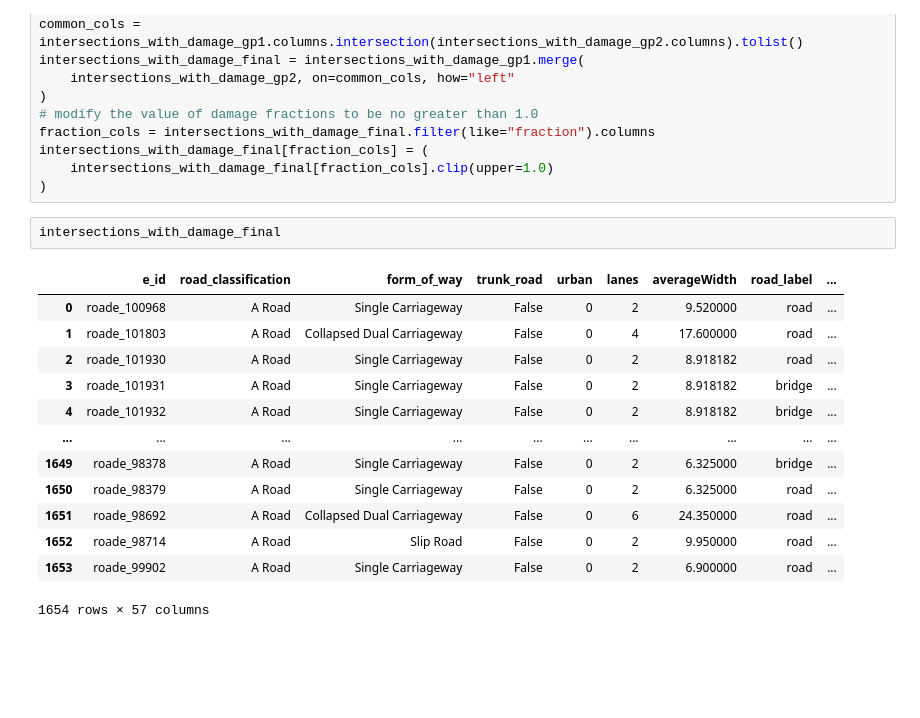
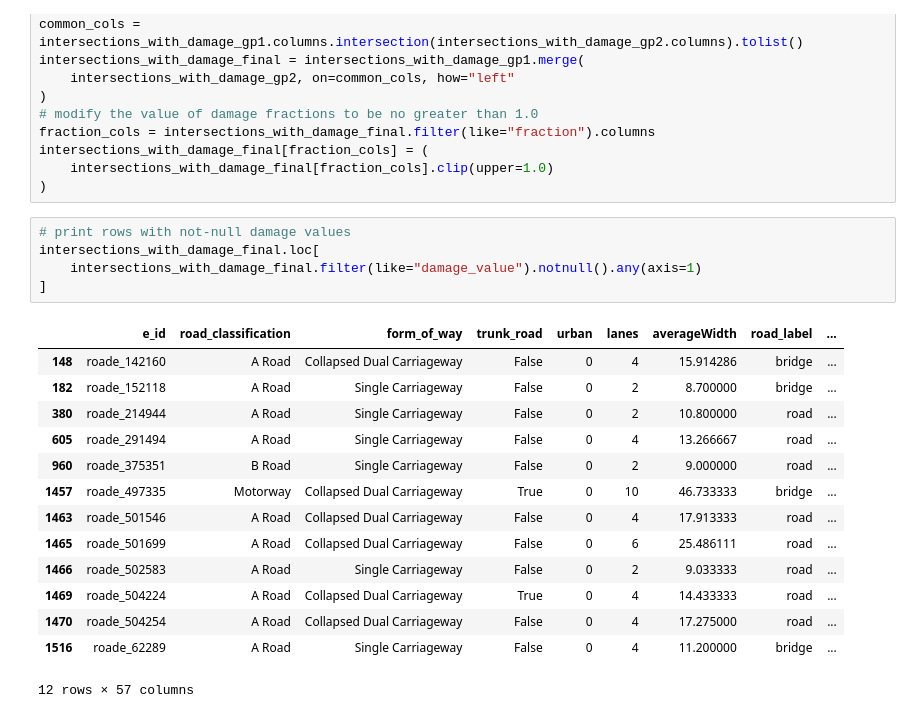
Before and after one commit to nismod/DAFNI-NIRD, a Jupyter notebook: scripts/demo_damage analysis.ipynb, the cells around one changed output. Saved outputs shown, nothing was run; the diff lists cells and outputs as text; blank space fills up the shorter version.

Commit message:
refine the demo printouts

```diff
--- a/scripts/demo_damage analysis.ipynb
+++ b/scripts/demo_damage analysis.ipynb
@@ -240,18 +240,22 @@ intersections_with_damage_final[fraction_cols] = (
     intersections_with_damage_final[fraction_cols].clip(upper=1.0)
 )
 # %%
-intersections_with_damage_final
+# print rows with not-null damage values
+intersections_with_damage_final.loc[
+    intersections_with_damage_final.filter(like="damage_value").notnull().any(axis=1)
+]
 # %% [output]
 |  | e_id | road_classification | form_of_way | trunk_road | urban | lanes | averageWidth | road_label | ... |
-| 0 | roade_100968 | A Road | Single Carriageway | False | 0 | 2 | 9.520000 | road | ... |
-| 1 | roade_101803 | A Road | Collapsed Dual Carriageway | False | 0 | 4 | 17.600000 | road | ... |
-| 2 | roade_101930 | A Road | Single Carriageway | False | 0 | 2 | 8.918182 | road | ... |
-| 3 | roade_101931 | A Road | Single Carriageway | False | 0 | 2 | 8.918182 | bridge | ... |
-| 4 | roade_101932 | A Road | Single Carriageway | False | 0 | 2 | 8.918182 | bridge | ... |
-| ... | ... | ... | ... | ... | ... | ... | ... | ... | ... |
-| 1649 | roade_98378 | A Road | Single Carriageway | False | 0 | 2 | 6.325000 | bridge | ... |
-| 1650 | roade_98379 | A Road | Single Carriageway | False | 0 | 2 | 6.325000 | road | ... |
-| 1651 | roade_98692 | A Road | Collapsed Dual Carriageway | False | 0 | 6 | 24.350000 | road | ... |
-| 1652 | roade_98714 | A Road | Slip Road | False | 0 | 2 | 9.950000 | road | ... |
-| 1653 | roade_99902 | A Road | Single Carriageway | False | 0 | 2 | 6.900000 | road | ... |
+| 148 | roade_142160 | A Road | Collapsed Dual Carriageway | False | 0 | 4 | 15.914286 | bridge | ... |
+| 182 | roade_152118 | A Road | Single Carriageway | False | 0 | 2 | 8.700000 | bridge | ... |
+| 380 | roade_214944 | A Road | Single Carriageway | False | 0 | 2 | 10.800000 | road | ... |
+| 605 | roade_291494 | A Road | Single Carriageway | False | 0 | 4 | 13.266667 | road | ... |
+| 960 | roade_375351 | B Road | Single Carriageway | False | 0 | 2 | 9.000000 | road | ... |
+| 1457 | roade_497335 | Motorway | Collapsed Dual Carriageway | True | 0 | 10 | 46.733333 | bridge | ... |
+| 1463 | roade_501546 | A Road | Collapsed Dual Carriageway | False | 0 | 4 | 17.913333 | road | ... |
+| 1465 | roade_501699 | A Road | Collapsed Dual Carriageway | False | 0 | 6 | 25.486111 | road | ... |
+| 1466 | roade_502583 | A Road | Single Carriageway | False | 0 | 2 | 9.033333 | road | ... |
+| 1469 | roade_504224 | A Road | Collapsed Dual Carriageway | True | 0 | 4 | 14.433333 | road | ... |
+| 1470 | roade_504254 | A Road | Collapsed Dual Carriageway | False | 0 | 4 | 17.275000 | road | ... |
+| 1516 | roade_62289 | A Road | Single Carriageway | False | 0 | 4 | 11.200000 | bridge | ... |
-1654 rows × 57 columns
+12 rows × 57 columns
```
